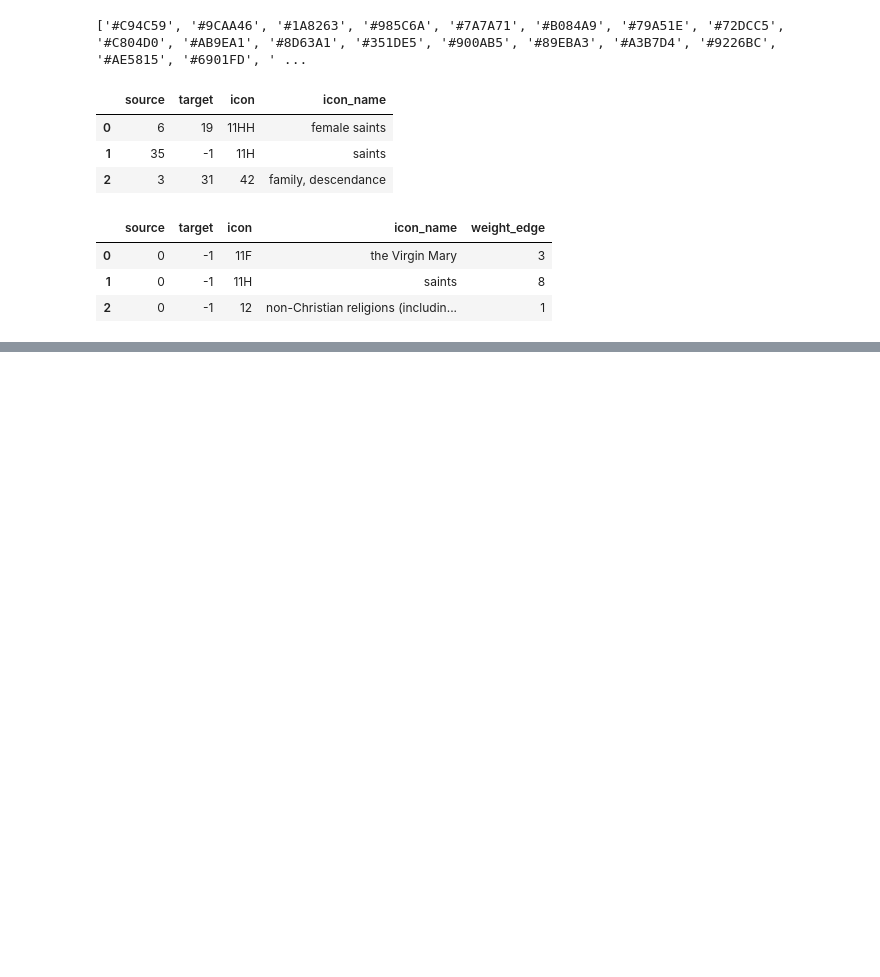
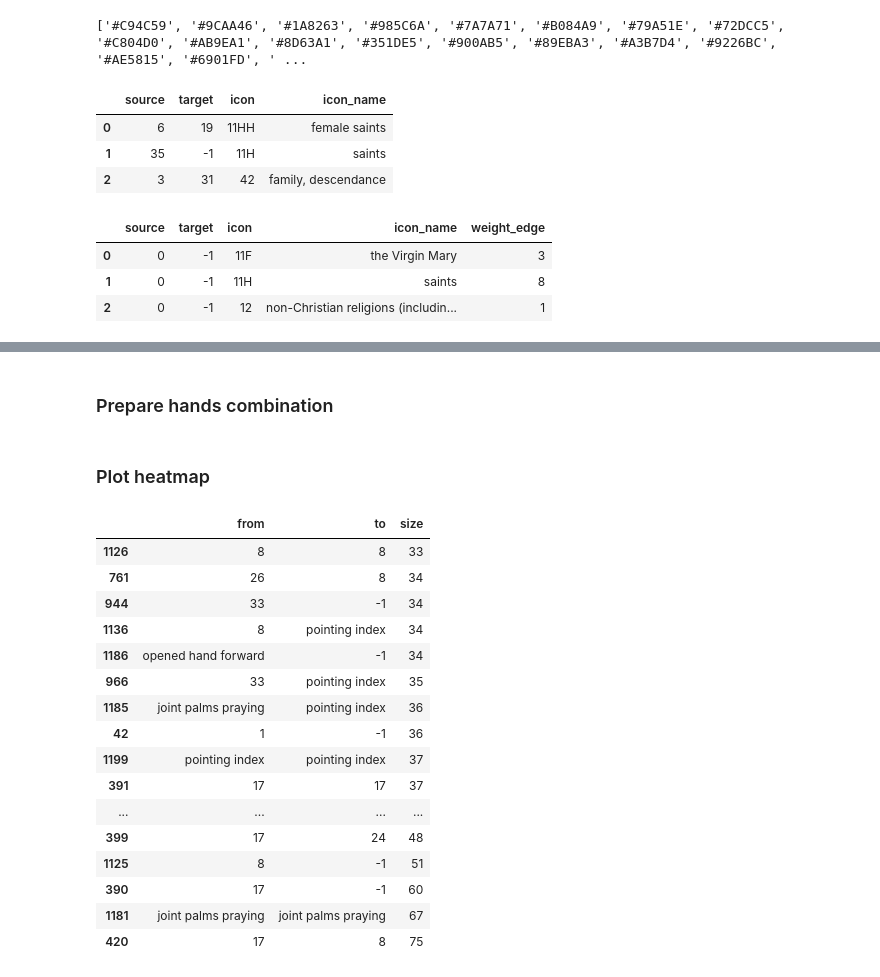
Before and after one commit to VBernasconi/Network_hands, a Jupyter notebook: Interactive_network_creation_08_2023.ipynb, the cells around one changed output, grey strips where cells are left out. Saved outputs shown, nothing was run; the diff lists cells and outputs as text; code cells hidden in the pictures; blank space fills up the shorter version.

```diff
--- a/Interactive_network_creation_08_2023.ipynb
+++ b/Interactive_network_creation_08_2023.ipynb
@@ -1058,0 +1193,2 @@ createNetwork("icon_nx_clusters_non_flipped_hands_2_degree.html", node_df, edge_
+# %% [markdown]
+### Prepare hands combination
@@ -1058,0 +1201,2 @@ createNetwork("icon_nx_clusters_non_flipped_hands_2_degree.html", node_df, edge_
+# %% [markdown]
+### Plot heatmap
@@ -1058,0 +1207,20 @@ createNetwork("icon_nx_clusters_non_flipped_hands_2_degree.html", node_df, edge_
+# %%
+counter_df_.sort_values(by=['size']).tail(30)
+# %% [output]
+|  | from | to | size |
+| 1126 | 8 | 8 | 33 |
+| 761 | 26 | 8 | 34 |
+| 944 | 33 | -1 | 34 |
+| 1136 | 8 | pointing index | 34 |
+| 1186 | opened hand forward | -1 | 34 |
+| 966 | 33 | pointing index | 35 |
+| 1185 | joint palms praying | pointing index | 36 |
+| 42 | 1 | -1 | 36 |
+| 1199 | pointing index | pointing index | 37 |
+| 391 | 17 | 17 | 37 |
+| ... | ... | ... | ... |
+| 399 | 17 | 24 | 48 |
+| 1125 | 8 | -1 | 51 |
+| 390 | 17 | -1 | 60 |
+| 1181 | joint palms praying | joint palms praying | 67 |
+| 420 | 17 | 8 | 75 |
```
Also changed, not shown: parts of 49 cells of this notebook, 1 other file.
